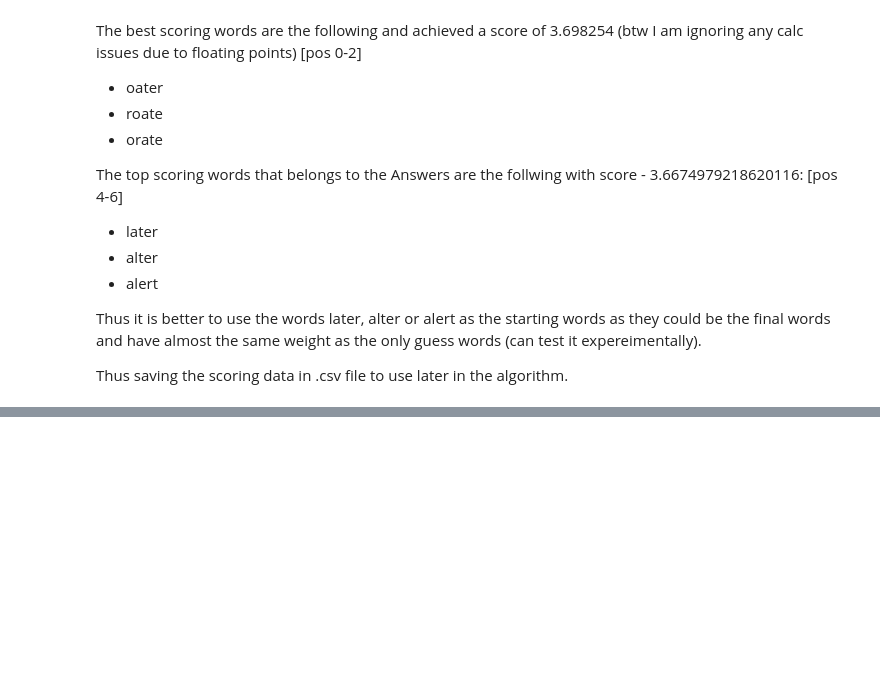
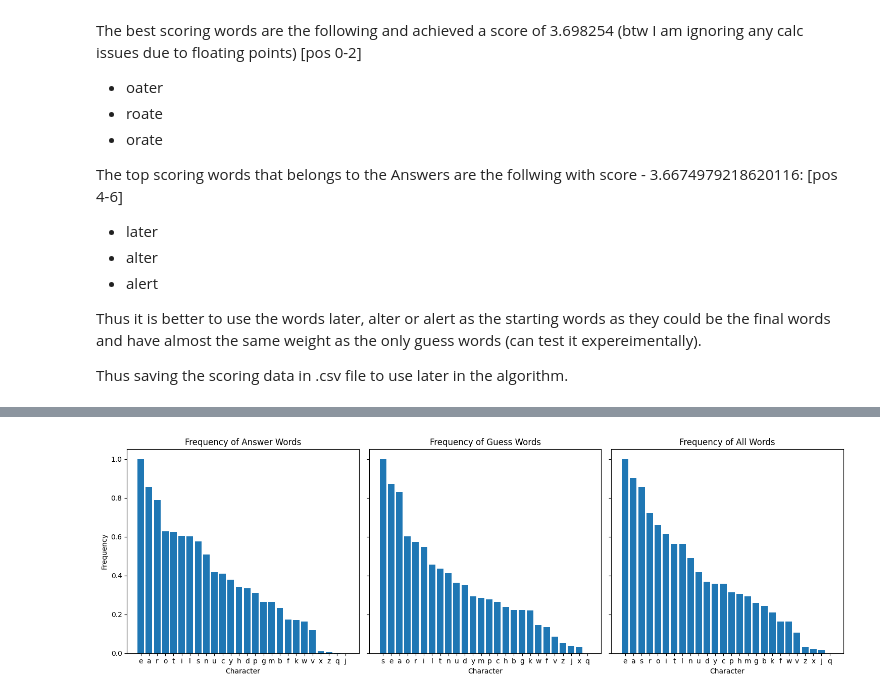
Before and after one commit to ayashrath/wordle, a Jupyter notebook: wordle-investigate.ipynb, the cells around one changed output, grey strips where cells are left out. Saved outputs shown, nothing was run; the diff lists cells and outputs as text; code cells hidden in the pictures; blank space fills up the shorter version.

Commit message:
updated the investigation and imporved the overall scored word lists

```diff
--- a/wordle-investigate.ipynb
+++ b/wordle-investigate.ipynb
@@ -306,0 +359,32 @@ guess_score_df.to_csv("nyt-word-score-guess-list-ans-weighted.csv", index=False)
+# %%
+weighting_const = 4.60718925942
+
+weighted_total = (true_frequency_df["Ans"] * 4.60718925942) + true_frequency_df["Guess"]
+true_frequency_df["Total"] = weighted_total  # replacing the main var as this is more useful
+
+true_frequency_df["Ans"] = (true_frequency_df["Ans"] - true_frequency_df["Ans"].min())/(true_frequency_df["Ans"].max()-true_frequency_df["Ans"].min())
+true_frequency_df["Guess"] = (true_frequency_df["Guess"] - true_frequency_df["Guess"].min())/(true_frequency_df["Guess"].max()-true_frequency_df["Guess"].min())
+true_frequency_df["Total"] = (true_frequency_df["Total"] - true_frequency_df["Total"].min())/(true_frequency_df["Total"].max()-true_frequency_df["Total"].min())
+
+fig, axes = plt.subplots(1, 3, figsize=(15, 5), sharey=True)  # y is now shared
+
+ans_sorted = true_frequency_df.sort_values(by="Ans", ascending=False)
+axes[0].bar(ans_sorted["Char"], ans_sorted["Ans"])
+axes[0].set_title("Frequency of Answer Words")
+axes[0].set_xlabel("Character")
+axes[0].set_ylabel("Frequency")
+
+guess_sorted = true_frequency_df.sort_values(by="Guess", ascending=False)
+axes[1].bar(guess_sorted["Char"], guess_sorted["Guess"])
+axes[1].set_title("Frequency of Guess Words")
+axes[1].set_xlabel("Character")
+
+total_sorted = true_frequency_df.sort_values(by="Total", ascending=False)
+axes[2].bar(total_sorted["Char"], total_sorted["Total"])
+axes[2].set_title("Frequency of All Words")
+axes[2].set_xlabel("Character")
+
+plt.tight_layout()
+plt.show()
+# %% [output]
+[figure, added]
```
Also changed, not shown: parts of 10 cells of this notebook, 3 other files.
